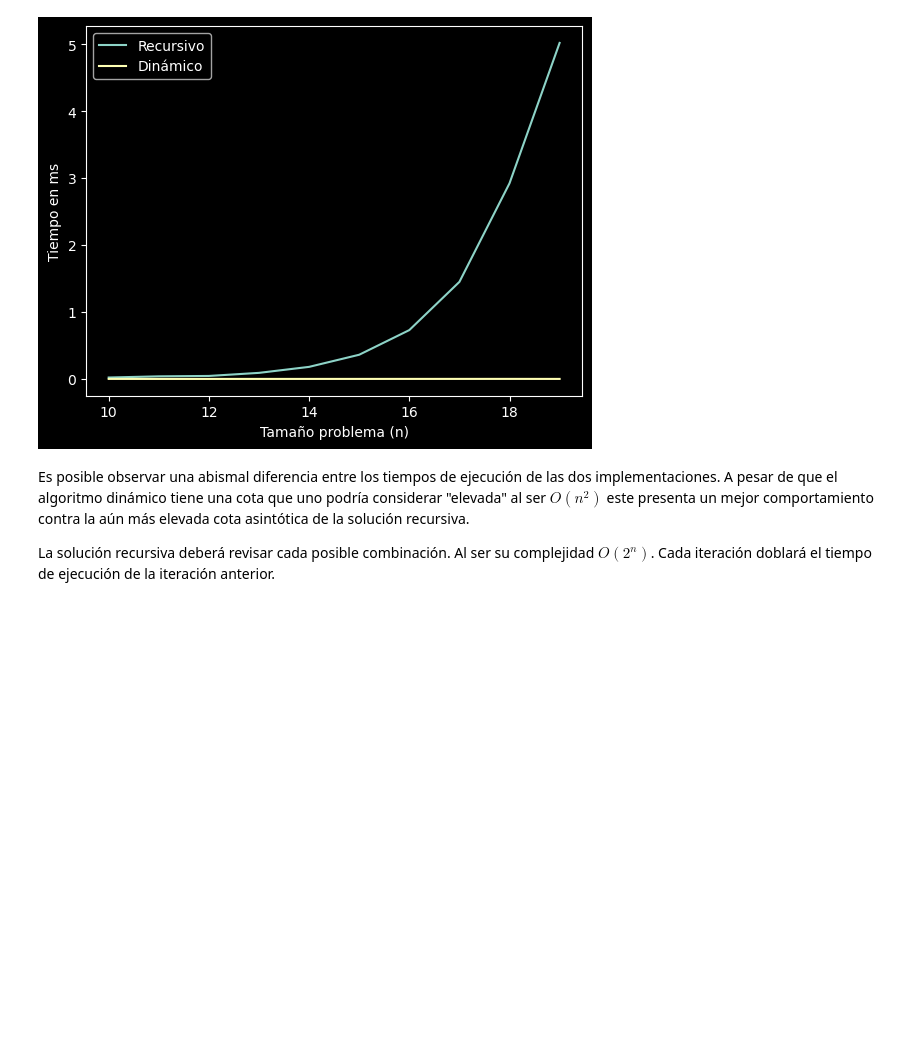
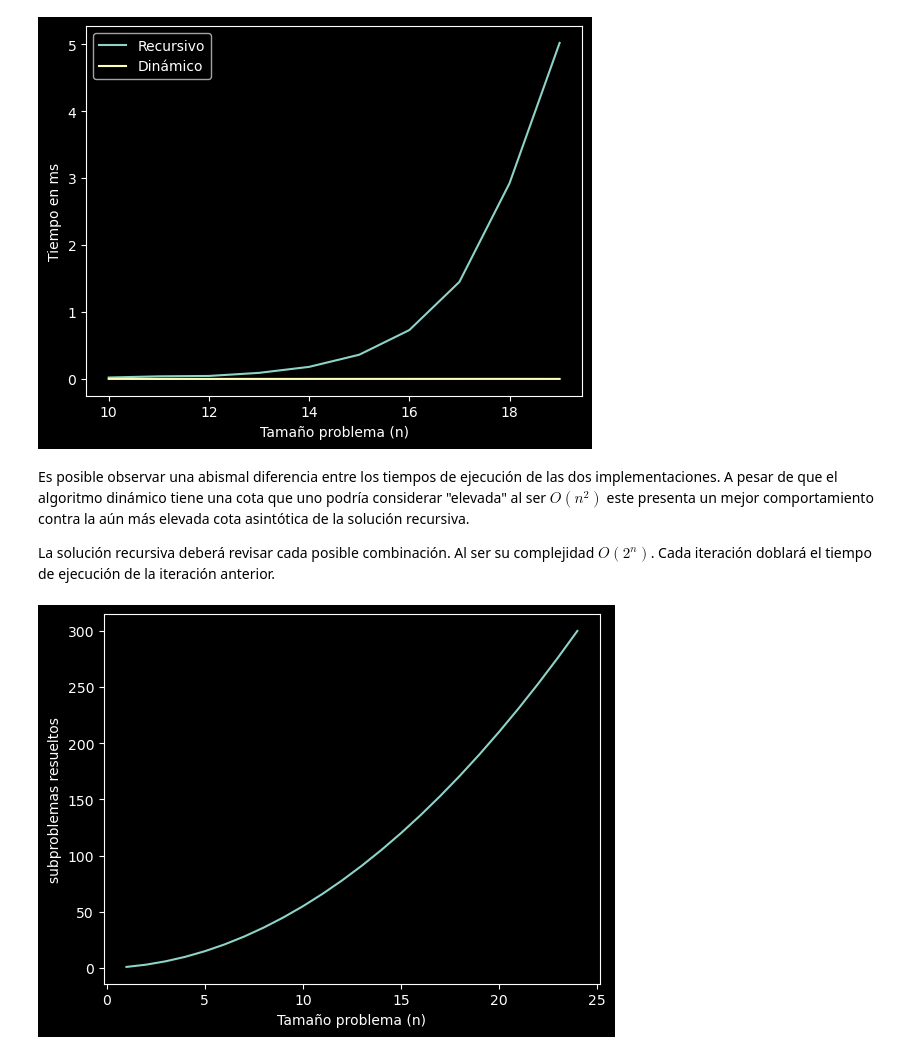
Before and after one commit to cykrr/ada, a Jupyter notebook: Cutting_rod.ipynb, the cells around one changed output. Cells and saved outputs as stored; diff of their text form; code cells hidden in the pictures; blank space fills up the shorter version.

```diff
--- a/Cutting_rod.ipynb
+++ b/Cutting_rod.ipynb
@@ -157,14 +171,16 @@ def r_cutting_rod(p, n = -1, l = 0, v = False, counting = False):
 
 # r, c = r_cutting_rod([1, 5, 8, 9, 10, 17, 17, 20])
 # print(r,c)
+
+# print(r_cutting_rod([1,5,8,9,10,17,17,20,24,25]))
+
 count = 0
-m,c = (r_cutting_rod([3,5,8,9,10,17,17,20],v = True, counting = True))
+# m,c = (r_cutting_rod([3,5,8,9,10,17,17,20],v = True, counting = True))
+m,c = (r_cutting_rod([1,1.5,2],v = True, counting = True))
 
 for i in range(1,len(c)):
     c[i] += c[i-1]
 print("max:",m,"cortes:",c, "cuenta:", count)
-
-# print(r_cutting_rod([1,5,8,9,10,17,17,20,24,25]))
 # %% [output]
 Se obtiene una barra de largo 8 {
     Se revisa el 1 corte, formando unabarra de largo 7 y una de largo 1
@@ -382,3 +404,46 @@ comportamiento contra la aún más elevada cota asintótica de la solución
 La solución recursiva deberá revisar cada posible combinación. Al ser su
 complejidad $O(2^n)$. Cada iteración doblará el tiempo de ejecución de la
 iteración anterior.
+# %%
+
+# Setup
+
+from timeit import repeat as r
+from random import randint
+from matplotlib import pyplot as plt
+
+fmi = "from __main__ import "
+acr = "as cr"
+import_recursive = fmi + "r_cutting_rod " + acr
+import_dp = fmi + "dp_cutting_rod " + acr
+n = 10
+rpt = 1
+
+def rand_arr(n):
+    a = []; p = 0;
+    for i in range(n):
+        r = randint(1, 10);
+        a.append(p+r)
+        p += r
+    return a
+
+
+# Arrs
+x = [];
+y1 = [];
+
+# Do
+for i in range(1, 25):
+    a = rand_arr(i);
+    count = 0;
+    dp_cutting_rod(a, counting = True);
+    x.append(i)
+    y1.append(count)
+# Graph
+plt.clf() # clear
+plt.plot(x,y1)
+plt.xlabel("Tamaño problema (n)")
+plt.ylabel("subproblemas resueltos")
+plt.show()
+# %% [output]
+[figure, added]
```
Also changed, not shown: parts of 2 cells of this notebook.
